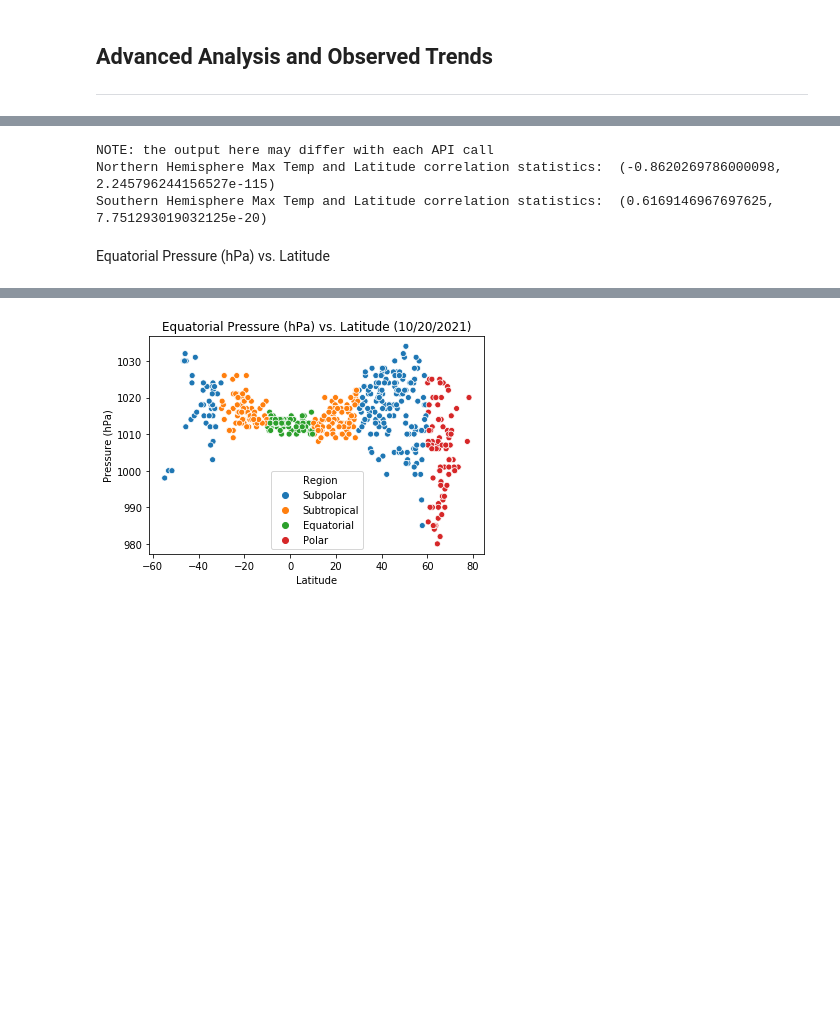
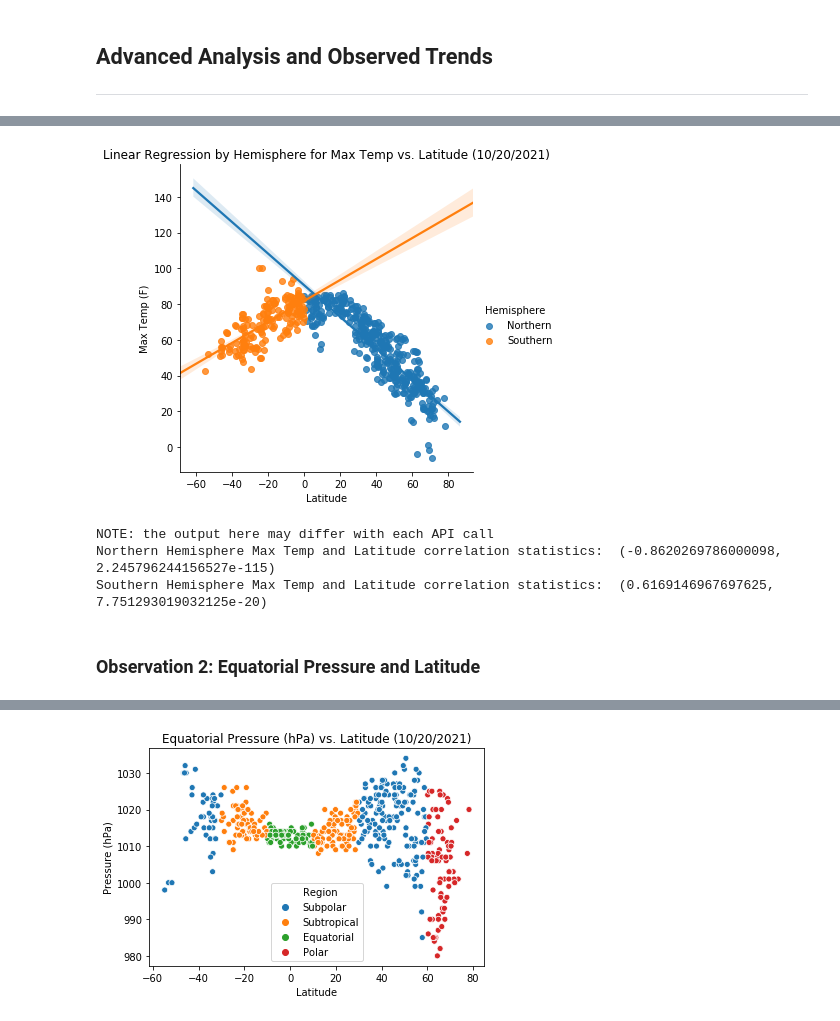
Before and after one commit to sedgedigital/Weather-Latitude-Correlation-API, a Jupyter notebook: WeatherAPI.ipynb, the cells around one changed output, grey strips where cells are left out. Saved outputs shown, nothing was run; the diff lists cells and outputs as text; code cells hidden in the pictures; blank space fills up the shorter version.

```diff
--- a/WeatherAPI.ipynb
+++ b/WeatherAPI.ipynb
@@ -381,3 +372,18 @@ plt.show()
+# %%
+#correlation
+
+
+sns.lmplot(x="Lat", y="Max Temp", hue="Hemisphere", data=city_weather_df)
+
+ax = plt.gca()
+
+ax.set_title("Linear Regression by Hemisphere for Max Temp vs. Latitude (10/20/2021)")
+ax.set_xlabel("Latitude")
+ax.set_ylabel("Max Temp (F)")
+
+plt.show()
+# %% [output]
+[figure, added]
 # %%
 from scipy import stats
 
@@ -395,5 +401,5 @@ print("Southern Hemisphere Max Temp and Latitude correlation statistics: ",
 NOTE: the output here may differ with each API call
 Northern Hemisphere Max Temp and Latitude correlation statistics:  (-0.8620269786000098, 2.245796244156527e-115)
 Southern Hemisphere Max Temp and Latitude correlation statistics:  (0.6169146967697625, 7.751293019032125e-20)
-# %% [markdown]
-Equatorial Pressure (hPa) vs. Latitude
+# %% [markdown]
+### Observation 2: Equatorial Pressure and Latitude
```
Also changed, not shown: parts of 35 cells of this notebook, 2 other files.
